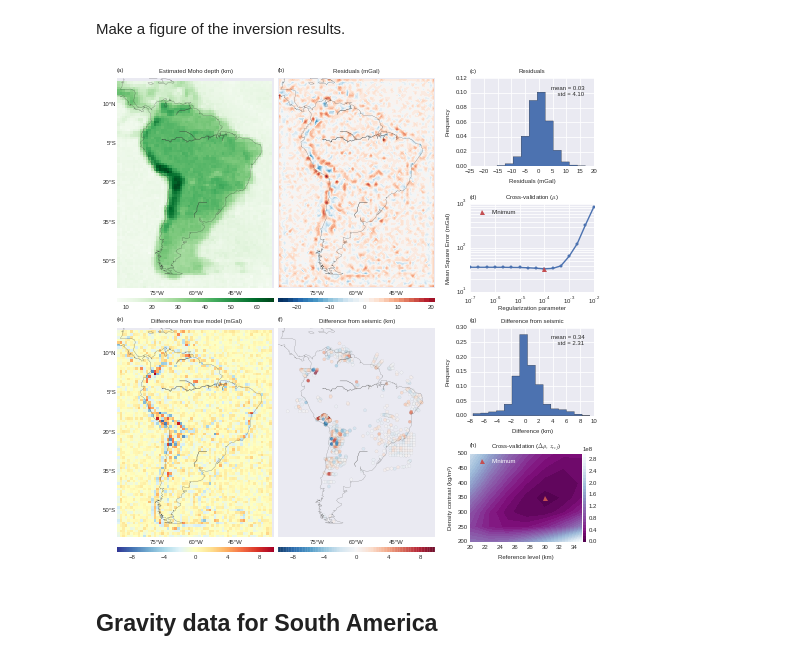
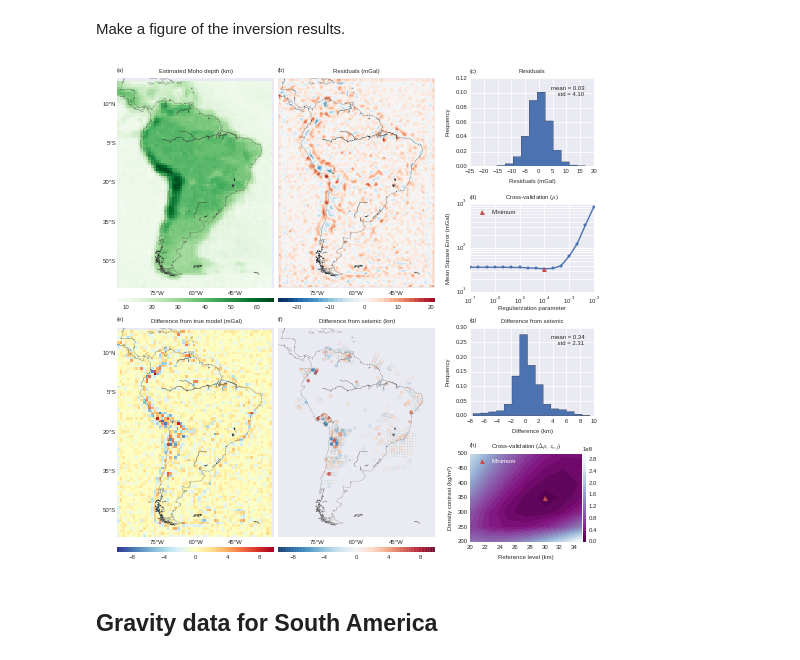
Before and after one commit to pinga-lab/paper-moho-inversion-tesseroids, a Jupyter notebook: code/paper-figures.ipynb, the cells around one changed output. Drawn from its saved outputs; the diff is of its cells as text; code cells hidden in the pictures.

```diff
--- a/code/paper-figures.ipynb
+++ b/code/paper-figures.ipynb
@@ -247,7 +247,7 @@ Make the map projection for these plots.
 bm = Basemap(projection='cyl',
              llcrnrlon=model.area[2], urcrnrlon=model.area[3],
              llcrnrlat=model.area[0], urcrnrlat=model.area[1],
-             resolution='c')
+             resolution='l')
 # %% [markdown]
 Plot the data and model in a figure.
 # %%
@@ -357,7 +357,7 @@ ax, bm.ax, cbax = grid[i], grid[i], grid.cbar_axes[i]
 ax.text(0, 1.03, '(f)', transform=ax.transAxes, **config)
 ax.set_title('Difference from seismic (km)', **config)
 xp, yp = bm(lonp, latp)
-tmp = bm.scatter(xp, yp, c=diff_seismic, s=10, cmap='RdBu_r', alpha=0.6,
+tmp = bm.scatter(xp, yp, c=diff_seismic, s=10, cmap='RdBu_r',
                  linewidths=0.05, **data_minmax(diff))
 cb = cbax.colorbar(tmp, locator=ticker.MaxNLocator(nbins=6))
 bm.drawmeridians([-75, -60, -45], labels=[0, 0, 0, 1], linewidth=0, **config)
@@ -396,34 +396,34 @@ ax.set_xlabel('Regularization parameter', labelpad=0.5)
 ax.set_ylabel(u'Mean Square Error (mGal)')
 ax.yaxis.grid(True, which='minor')
 
 ax = grid2[2]
 ax.text(0, 1.06, '(g)', transform=ax.transAxes, **config)
 ax.set_title('Difference from seismic', **config)
 text = "mean = {:.2f}\n    std = {:.2f}".format(
     diff_seismic.mean(), diff_seismic.std())
 ax.text(0.65, 0.8, text, transform=ax.transAxes, **config)
 ax.hist(diff_seismic, bins=15, normed=True, histtype='stepfilled')
 ax.set_xlabel('Difference (km)')
 ax.set_ylabel('Frequency')
 
 ax = grid2[3]
 ax.text(0, 1.07, '(h)', transform=ax.transAxes, **config)
 ax.set_title(r'Cross-validation ($\Delta\rho$, $z_{ref}$)', **config)
 tmp = ax.contourf(-0.001*reference_levels, densities, scores_refdens, 30, cmap='BuPu_r')
 divider = make_axes_locatable(ax)
 cbax = divider.append_axes("right", size=0.05, pad=0.01)
 plt.colorbar(tmp, cax=cbax)
 ax.plot(-0.001*reference_levels[best_ref], densities[best_dens], '^', markersize=5,
         color=seaborn.color_palette()[2], label='Minimum')
 l = ax.legend(loc='upper left')
 for txt in l.get_texts():
     txt.set_color('#ffffff')
 ax.set_xlabel('Reference level (km)')
 ax.set_ylabel(u'Density contrast (kg/m³)')
 
 plt.savefig('../manuscript/figures/synthetic-crust1-results.eps')
 # %% [output]
-[figure, old version]
+[figure, new version]
 # %% [markdown]
 ## Gravity data for South America
 # %%
```
Also changed, not shown: parts of 1 cell of this notebook, 2 other files.
